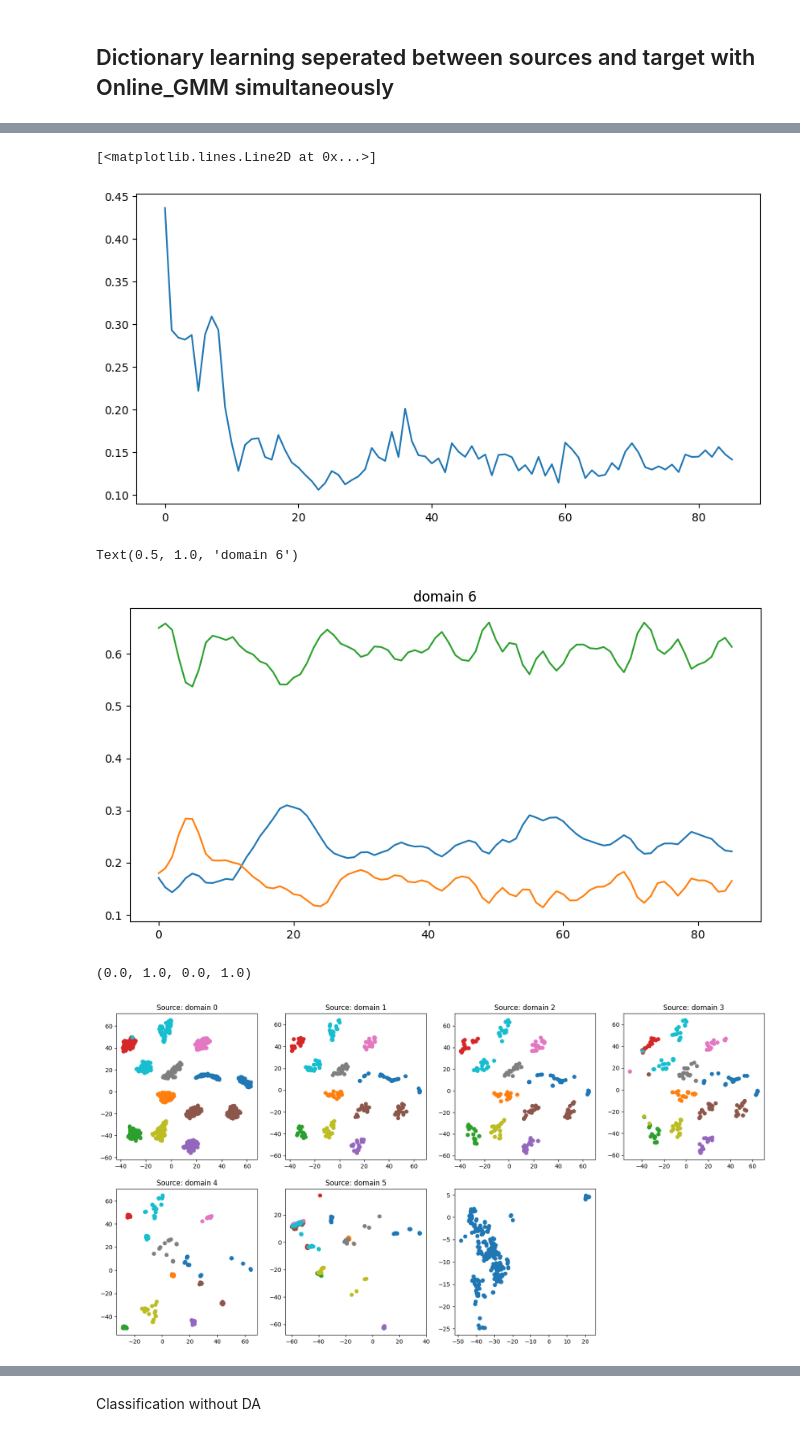
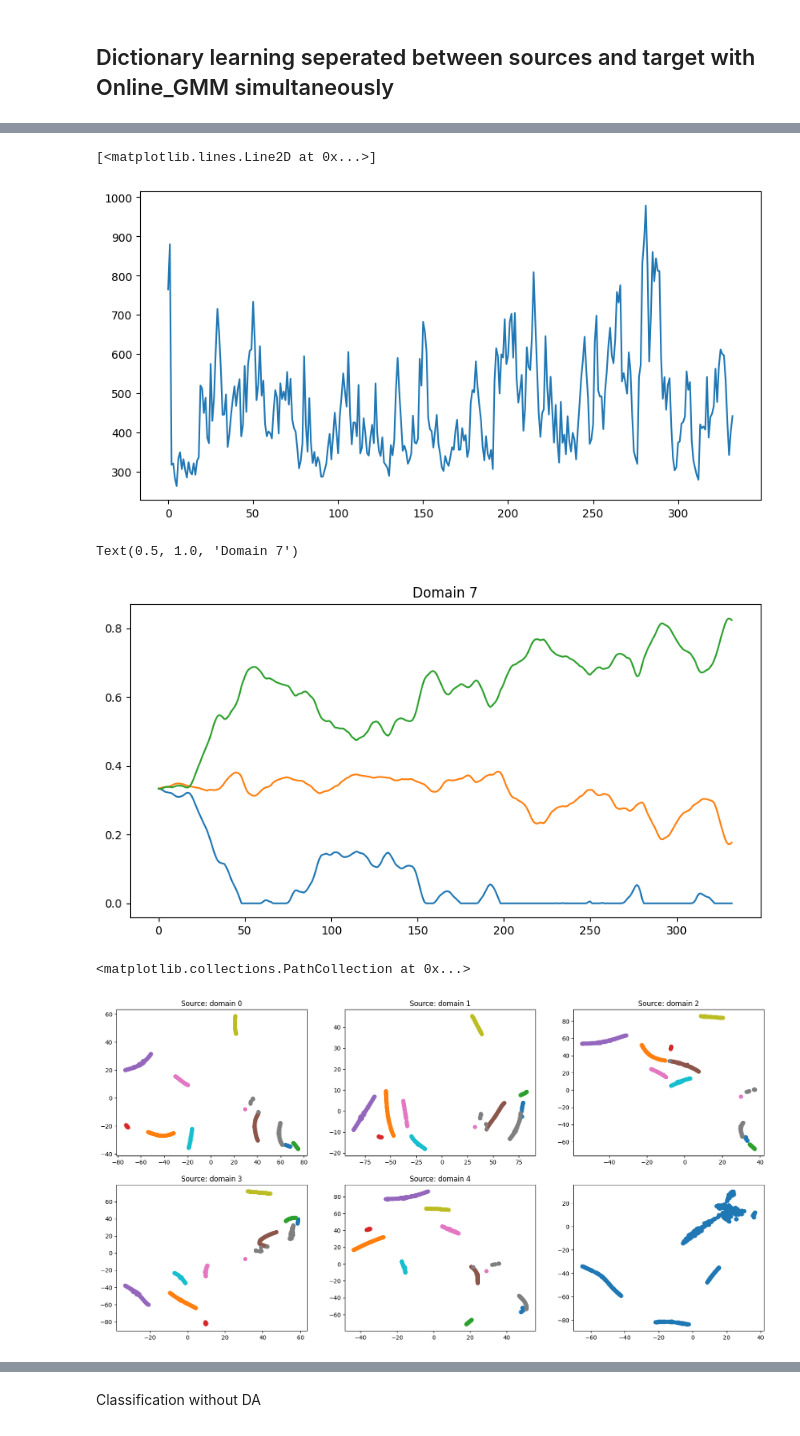
Before and after one commit to Stevan-LS/Online-DaDiL, a Jupyter notebook: PyDiL-main/PyDiL-main/Toy_DaDiL.ipynb, the cells around one changed output, grey strips where cells are left out. Cells and saved outputs as stored; diff of their text form; code cells hidden in the pictures.

Commit message:
Toy dataset high dimension

```diff
--- a/PyDiL-main/PyDiL-main/Toy_DaDiL.ipynb
+++ b/PyDiL-main/PyDiL-main/Toy_DaDiL.ipynb
@@ -213,10 +211,10 @@ IndexError: index 1200 is out of bounds for dimension 0 with size 1200
 # %% [markdown]
 Test to determine the best K_max
 # %%
-%%script false --no-exec
+#%%script false --no-exec
 range_data = np.mean(np.max(X[np.where(d!=6)[0], :], axis=0) - np.min(X[np.where(d!=6)[0], :], axis=0))
 
-K_max = np.linspace(13, 63, 11)
+K_max = np.linspace(10, 60, 6)
 ll = []
 for kmax in K_max:
     OGMM = Online_GMM(
@@ -232,5 +230,5 @@ for kmax in K_max:
         OGMM.fit_sample(X_train_target_t[i:i+dim_reduction, :], dimension_reduction=True)
         i += dim_reduction
 
-    print(OGMM.generate_list())
-    ll.append(OGMM.log_likelihood(X_test_target_t, dimension_reduction=True))
+    print(OGMM.get_GMM())
+    ll.append(OGMM.score_samples(X_test_target_t, dimension_reduction=True))
@@ -258,7 +254,7 @@ dictionary_sources = LabeledDictionaryGMM(XP=None,
                            A=None,
                            n_samples=n_samples,
                            n_dim=X.shape[1],
-                           n_classes=13,
+                           n_classes=10,
                            n_components=n_components,
                            weight_initialization='uniform',
                            n_distributions=len(Q_sources),
@@ -317,7 +313,7 @@ for k, dom in enumerate(dictionary_sources.history['loss_per_dataset']):
 # %%
 fig, axes = plt.subplots(2, 3, figsize=(16, 8), sharey=True)
 
-for k, (name, ax) in enumerate(zip(names_sources, axes.flatten())):
+for k, (name, ax) in enumerate(zip(names_sources, axes.flatten()[:-1])):
     ax.plot(torch.stack(dictionary_sources.history['weights'])[:, k, :])
     ax.set_title(name)
 # %% [output]
@@ -328,7 +324,7 @@ dictionary_target = LabeledDictionaryGMM(XP=XP_sources,
                            A=None,
                            n_samples=n_samples,
                            n_dim=X.shape[1],
-                           n_classes=13,
+                           n_classes=10,
                            n_components=n_components,
                            weight_initialization='uniform',
                            n_distributions=1,
@@ -386,43 +382,42 @@ fig, ax = plt.subplots(figsize=(10, 5))
 ax.plot(dictionary_target.history['loss_per_dataset']['Domain 0'])
 # %% [output]
 [<matplotlib.lines.Line2D at 0x...>]
-[figure, old version]
+[figure, new version]
 # %%
 fig, ax = plt.subplots(figsize=(10, 5))
 
 ax.plot(torch.stack(dictionary_target.history['weights'])[:, -1, :])
 ax.set_title(target_name)
 # %% [output]
-Text(0.5, 1.0, 'domain 6')
+Text(0.5, 1.0, 'Domain 7')
-[figure, old version]
+[figure, new version]
 # %%
 tsne = TSNE(n_components=2)
 proj = tsne.fit_transform(
-    torch.cat(Xs + [dictionary_target.OGMM.sample(260)[0]], dim=0)
+    torch.cat(Xs + [dictionary_target.OGMM.sample(1000)[0]], dim=0)
 )
 names = [f'domain {i}' for i in range(7)]
 target_name = names[-1]
 
-fig, axes = plt.subplots(2, 4, figsize=(20, 10))
+fig, axes = plt.subplots(2, 3, figsize=(20, 10))
 
 markers = ['o', '^', 'P', 'D']
-for k, ax in enumerate(axes.flatten()[:-2]):
+for k, ax in enumerate(axes.flatten()[:-1]):
     ind = np.where(d == k)[0]
     ax.scatter(proj[ind, 0],
                proj[ind, 1],
                c=torch.cat(ys, dim=0)[ind],
                cmap='tab10')
     if names[k] == target_name:
         ax.set_title(f'Target: {names[k]}')
     else:
         ax.set_title(f'Source: {names[k]}')
-ind = np.where(d == 6)[0]
-axes.flatten()[-2].scatter(proj[ind, 0],
+ind = np.where(d == n_domains-1)[0]
+axes.flatten()[-1].scatter(proj[ind, 0],
                proj[ind, 1])
-axes.flatten()[-1].axis('off')
 # %% [output]
-(0.0, 1.0, 0.0, 1.0)
+<matplotlib.collections.PathCollection at 0x...>
-[figure, old version]
+[figure, new version]
 # %%
 weights = dictionary_target.A[-1, :].detach()
 print(weights)
```
Also changed, not shown: parts of 36 cells of this notebook, 1 other file.
